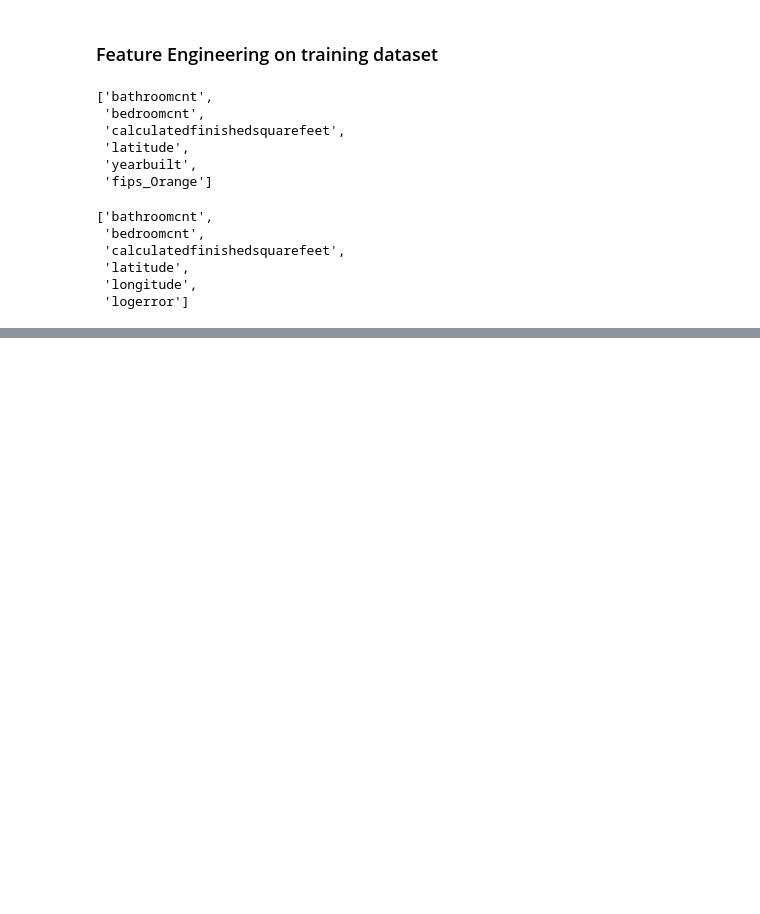
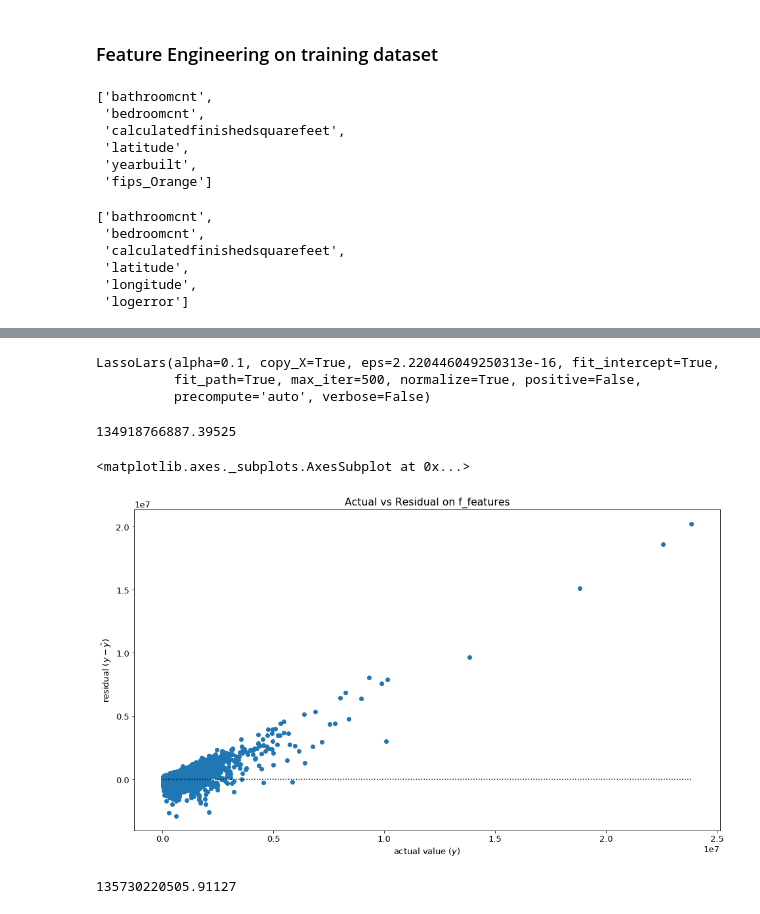
Before and after one commit to Estimating-Home-Value/Predicting-Tax-Assessed-Home-Values, a Jupyter notebook: scratchpad_shi.ipynb, the cells around one changed output, grey strips where cells are left out. Cells and saved outputs as stored; diff of their text form; code cells hidden in the pictures; blank space fills up the shorter version.

```diff
--- a/scratchpad_shi.ipynb
+++ b/scratchpad_shi.ipynb
@@ -1391,0 +1524,34 @@ rfe_features
+# %%
+# Create lars object (alpha=0.1)
+
+lars = LassoLars(alpha=0.1)
+lars
+# %% [output]
+LassoLars(alpha=0.1, copy_X=True, eps=2.220446049250313e-16, fit_intercept=True,
+          fit_path=True, max_iter=500, normalize=True, positive=False,
+          precompute='auto', verbose=False)
+# %%
+# Fit train dataset with f_features, predict and calculate the rmse
+
+lars_f = lars.fit(X_train_scaled_f, y_train)
+lars_pred_f = lars_f.predict(X_train_scaled_f)
+lars_rmse_f = mean_squared_error(y_train, lars_pred_f)**1/2
+
+lars_rmse_f
+# %% [output]
+134918766887.39525
+# %%
+plot_residuals(y_train, lars_pred_f, 'f_features')
+# %% [output]
+<matplotlib.axes._subplots.AxesSubplot at 0x...>
+[figure, added]
+# %%
+# Fit train dataset with rfe_features, predict and calculate the lm_rmse
+
+lars_rfe = lars.fit(X_train_scaled_rfe, y_train)
+lars_pred_rfe = lars_rfe.predict(X_train_scaled_rfe)
+lars_rmse_rfe = mean_squared_error(y_train, lars_pred_rfe)**1/2
+
+lars_rmse_rfe
+# %% [output]
+135730220505.91127
```
Also changed, not shown: parts of 33 cells of this notebook.
